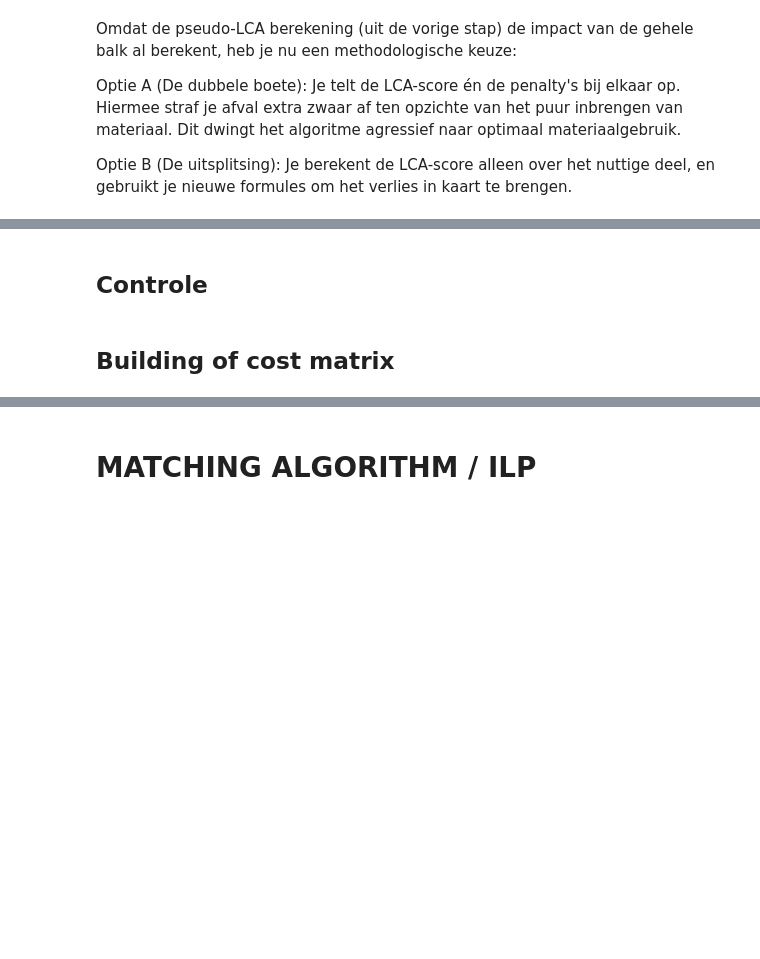
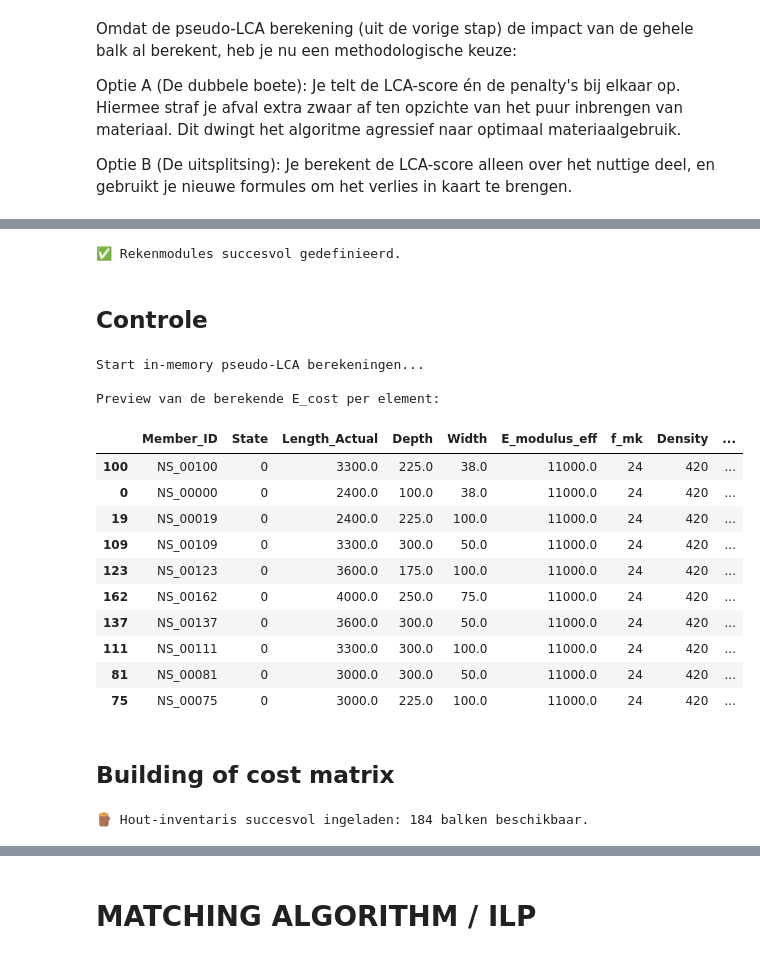
Before and after one commit to Jasp3r16/thesis_generative_timber, a Jupyter notebook: 24_25_optimizer_workflow_with_cost_and_ILP.ipynb, the cells around one changed output, grey strips where cells are left out. Cells and saved outputs as stored; diff of their text form; code cells hidden in the pictures; blank space fills up the shorter version.

```diff
--- a/24_25_optimizer_workflow_with_cost_and_ILP.ipynb
+++ b/24_25_optimizer_workflow_with_cost_and_ILP.ipynb
@@ -48,14 +48,14 @@ import pandas as pd
 
 # Laad de geëxporteerde dataset in je nieuwe omgeving
 # Voeg sep=';' toe aan je inlaad-functie!
-df_input_csv = pd.read_csv(DATA_PATH + 'complete_timber.csv', sep=';')
+df_input_stock = pd.read_csv(DATA_PATH + 'complete_timber.csv', sep=';')
 
 # Print de kolommen om zeker te weten dat ze goed gesplitst zijn
-print("Gevonden kolommen:", df_input_csv.columns.tolist())
+print("Gevonden kolommen:", df_input_stock.columns.tolist())
 
 # Controleer of alle data, inclusief de RS_0000 ID's en binaire states, goed is overgekomen
 print("\nDataset succesvol ingeladen. Hier zijn de eerste elementen:\n")
-print(df_input_csv.head())
+print(df_input_stock.head())
 # %% [output]
 Gevonden kolommen: ['Member_ID', 'State', 'Length_Actual', 'Depth', 'Width', 'E_modulus_eff', 'f_mk', 'Density', 'Embodied Carbon Coëfficiënt', 'Transport_Dist', 'Emmisiefactor', 'Bewerkingsfactor']
 
@@ -478,31 +498,48 @@ def calculate_geometric_penalties(slot, stock_item):
 
     rho = stock_item['Density'] # kg/m3
 
-    # Bepaal GWP afhankelijk van de status (0=Nieuw, 1=Reclaimed)
+    # Status: 0 = Virgin, 1 = Reclaimed (afhankelijk van hoe je dataset in elkaar zit, pas dit evt. aan)
     gwp_unit = GWP_RECLAIMED if stock_item['State'] == 1 else GWP_VIRGIN
 
-    # 2. Bereken Zaagverlies (Lengteverlies) in kg CO2 eq
+    # Zaagverlies en Overdimensionering in kg CO2 eq
     c_waste = (l_stock - l_slot) * a_stock * rho * gwp_unit
-
-    # 3. Bereken Overdimensionering (Dikteverlies) in kg CO2 eq
     c_overdim = (a_stock - a_req) * l_slot * rho * gwp_unit
 
-    # Voorkom negatieve waardes (door afrondingsfouten of exact passende maten)
-    c_waste = max(0, c_waste)
-    c_overdim = max(0, c_overdim)
-
-    return c_waste, c_overdim
+    return max(0, c_waste), max(0, c_overdim)
 
 print("✅ Rekenmodules succesvol gedefinieerd.")
+# %% [output]
+✅ Rekenmodules succesvol gedefinieerd.
 # %% [markdown]
 ## Controle
 # %%
+# @title
 # 1. Voer de functie uit op je reeds ingeladen DataFrame
-df_stock_with_lca = calculate_pseudo_lca_stock(df_input_csv)
+df_stock_with_lca = calculate_pseudo_lca_stock(df_input_stock)
 
 # 2. Bekijk de resultaten van de berekening
 print("\nPreview van de berekende E_cost per element:")
 display(df_stock_with_lca.sample(10))
+# %% [output]
+Start in-memory pseudo-LCA berekeningen...
+
+Preview van de berekende E_cost per element:
+|  | Member_ID | State | Length_Actual | Depth | Width | E_modulus_eff | f_mk | Density | ... |
+| 100 | NS_00100 | 0 | 3300.0 | 225.0 | 38.0 | 11000.0 | 24 | 420 | ... |
+| 0 | NS_00000 | 0 | 2400.0 | 100.0 | 38.0 | 11000.0 | 24 | 420 | ... |
+| 19 | NS_00019 | 0 | 2400.0 | 225.0 | 100.0 | 11000.0 | 24 | 420 | ... |
+| 109 | NS_00109 | 0 | 3300.0 | 300.0 | 50.0 | 11000.0 | 24 | 420 | ... |
+| 123 | NS_00123 | 0 | 3600.0 | 175.0 | 100.0 | 11000.0 | 24 | 420 | ... |
+| 162 | NS_00162 | 0 | 4000.0 | 250.0 | 75.0 | 11000.0 | 24 | 420 | ... |
+| 137 | NS_00137 | 0 | 3600.0 | 300.0 | 50.0 | 11000.0 | 24 | 420 | ... |
+| 111 | NS_00111 | 0 | 3300.0 | 300.0 | 100.0 | 11000.0 | 24 | 420 | ... |
+| 81 | NS_00081 | 0 | 3000.0 | 300.0 | 50.0 | 11000.0 | 24 | 420 | ... |
+| 75 | NS_00075 | 0 | 3000.0 | 225.0 | 100.0 | 11000.0 | 24 | 420 | ... |
 # %% [markdown]
 ## Building of cost matrix
+# %%
+# Print even ter controle hoeveel balken erin zitten
+print(f"🪵 Hout-inventaris succesvol ingeladen: {len(df_input_stock)} balken beschikbaar.")
+# %% [output]
+🪵 Hout-inventaris succesvol ingeladen: 184 balken beschikbaar.
 # %%
```
Also changed, not shown: parts of 11 cells of this notebook.
